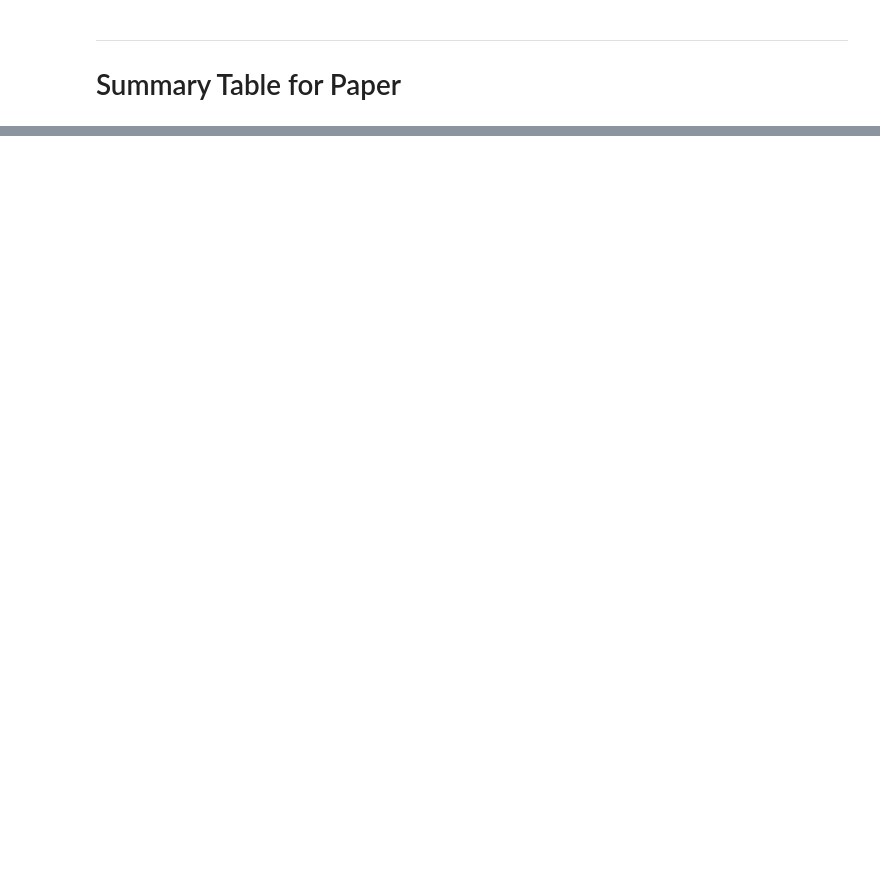
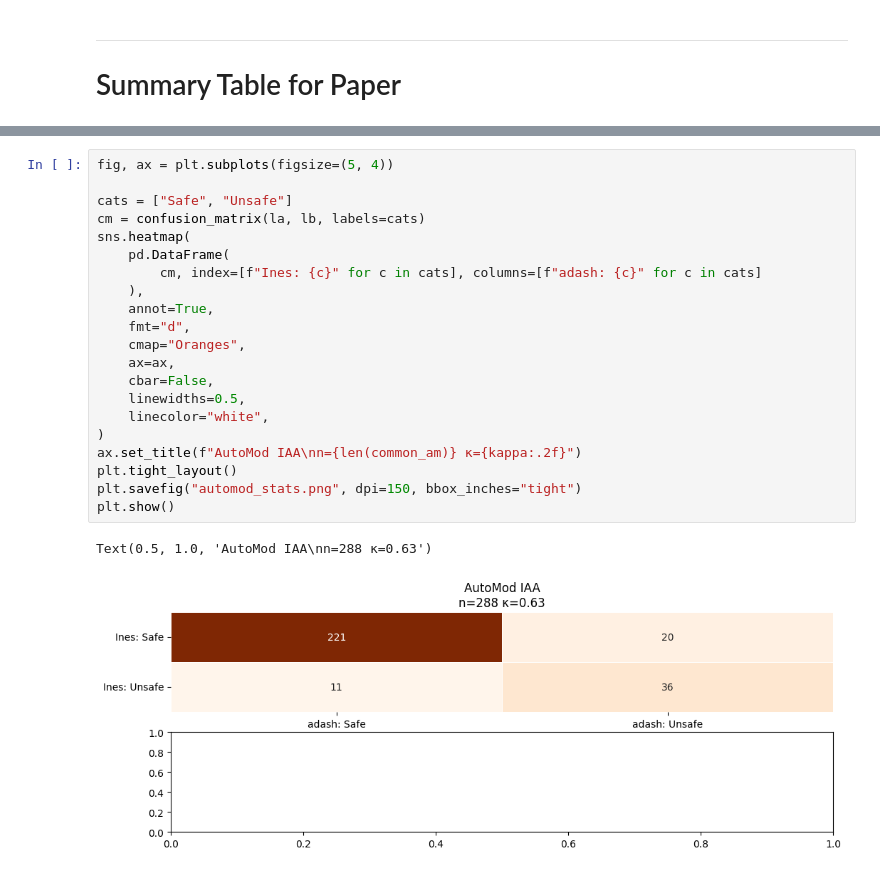
Before and after one commit to Ines-Abdelaziz/feedback-bluesky, a Jupyter notebook: agreement_analysis.ipynb, the cells around one changed output, grey strips where cells are left out. Drawn from its saved outputs; the diff is of its cells as text; blank space fills up the shorter version.

```diff
--- a/agreement_analysis.ipynb
+++ b/agreement_analysis.ipynb
@@ -566,0 +1314,24 @@ soumidas             33     34               33
+# %%
+fig, ax = plt.subplots(figsize=(5, 4))
+
+cats = ["Safe", "Unsafe"]
+cm = confusion_matrix(la, lb, labels=cats)
+sns.heatmap(
+    pd.DataFrame(
+        cm, index=[f"Ines: {c}" for c in cats], columns=[f"adash: {c}" for c in cats]
+    ),
+    annot=True,
+    fmt="d",
+    cmap="Oranges",
+    ax=ax,
+    cbar=False,
+    linewidths=0.5,
+    linecolor="white",
+)
+ax.set_title(f"AutoMod IAA\nn={len(common_am)} κ={kappa:.2f}")
+plt.tight_layout()
+plt.savefig("automod_stats.png", dpi=150, bbox_inches="tight")
+plt.show()
+# %% [output]
+Text(0.5, 1.0, 'AutoMod IAA\nn=288 κ=0.63')
+[figure, added]
```
Also changed, not shown: parts of 32 cells of this notebook, 20 other files.
